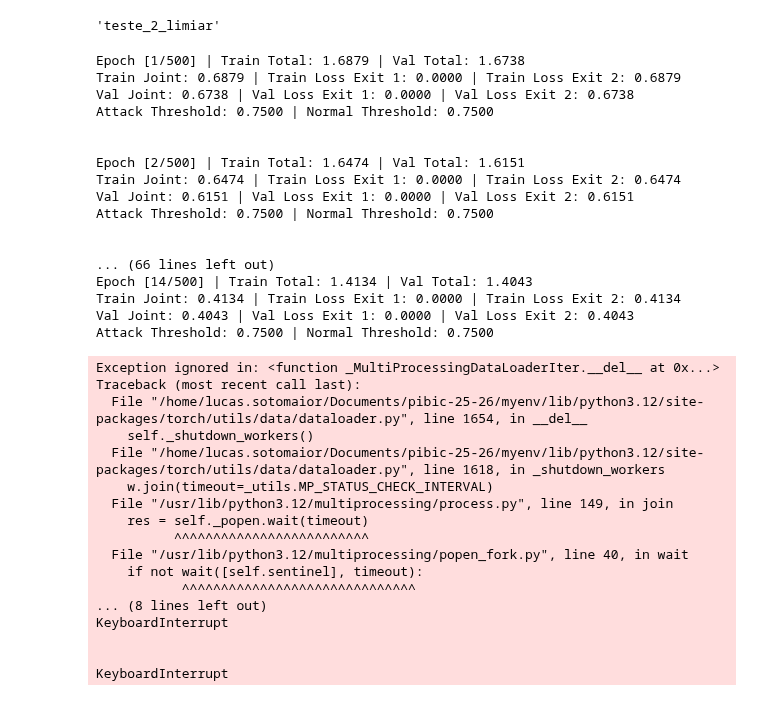
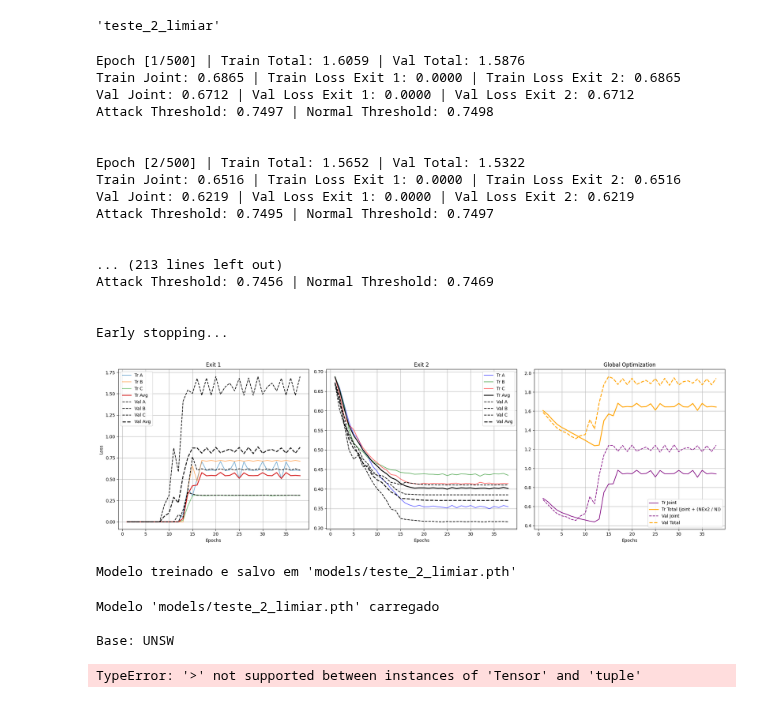
Before and after one commit to LucasSotomaiorAPereira/pibic-25-26, a Jupyter notebook: versao_artigo/main-Copy2.ipynb, the cells around one changed output. Saved outputs shown, nothing was run; the diff lists cells and outputs as text; code cells hidden in the pictures.

```diff
--- a/versao_artigo/main-Copy2.ipynb
+++ b/versao_artigo/main-Copy2.ipynb
@@ -183,7 +183,7 @@ def train_model(model, train_loaders, val_loaders, epochs, lr, device, patience=
     max_val_batches = max(len(l) for l in val_loaders)
     val_iter_loaders = [itertools.cycle(l) if len(l) < max_val_batches else l for l in val_loaders]
 
-    def process_batch_logic(inputs, labels, model_ref, class_thresholds, crit):
+    def process_batch_logic(inputs, labels, model_ref, class_thresholds, crit, temperature=10):
         out1 = model_ref.forward_exit1(inputs)
 
         probs = F.softmax(out1, dim=1)
@@ -193,6 +193,11 @@ def train_model(model, train_loaders, val_loaders, epochs, lr, device, patience=
 
         mask_ex1 = conf > current_thresholds
         mask_ex2 = ~mask_ex1
+
+        diff = current_thresholds - conf
+        prob_exit2 = torch.sigmoid(temperature * diff)
+
+        count_ex2 = prob_exit2.sum()
 
         if mask_ex1.sum() > 0:
             loss1 = crit(out1[mask_ex1], labels[mask_ex1])
@@ -208,7 +213,7 @@ def train_model(model, train_loaders, val_loaders, epochs, lr, device, patience=
             out2 = model_ref.forward_exit2(inputs_ex2)
             loss2 = crit(out2, labels_ex2)
 
-        return loss1, loss2, mask_ex2
+        return loss1, loss2, count_ex2
 
     for epoch in range(epochs):
         model.train()
@@ -240,11 +245,11 @@ def train_model(model, train_loaders, val_loaders, epochs, lr, device, patience=
             inputs_c, labels_c = inputs_c.to(device), labels_c.to(device)
             total_samples = inputs_a.size(0) + inputs_b.size(0) + inputs_c.size(0)
 
-            loss1_a, loss2_a, mask_a_ex2 = process_batch_logic(inputs_a, labels_a, model, thresholds, criterion)
-            loss1_b, loss2_b, mask_b_ex2 = process_batch_logic(inputs_b, labels_b, model, thresholds, criterion)
-            loss1_c, loss2_c, mask_c_ex2 = process_batch_logic(inputs_c, labels_c, model, thresholds, criterion)
+            loss1_a, loss2_a, count_a_ex2 = process_batch_logic(inputs_a, labels_a, model, thresholds, criterion)
+            loss1_b, loss2_b, count_b_ex2 = process_batch_logic(inputs_b, labels_b, model, thresholds, criterion)
+            loss1_c, loss2_c, count_c_ex2 = process_batch_logic(inputs_c, labels_c, model, thresholds, criterion)
 
-            count_exit2 = mask_a_ex2.sum() + mask_b_ex2.sum() + mask_c_ex2.sum()
+            count_exit2 = count_a_ex2 + count_b_ex2 + count_c_ex2
 
             loss_ex1_avg = (loss1_a + loss1_b + loss1_c) / 3
             loss_ex2_avg = (loss2_a + loss2_b + loss2_c) / 3
@@ -307,11 +312,11 @@ def train_model(model, train_loaders, val_loaders, epochs, lr, device, patience=
                 inputs_c, labels_c = inputs_c.to(device), labels_c.to(device)
                 total_samples = inputs_a.size(0) + inputs_b.size(0) + inputs_c.size(0)
 
-                loss1_a, loss2_a, mask_a_ex2 = process_batch_logic(inputs_a, labels_a, model, thresholds, criterion)
-                loss1_b, loss2_b, mask_b_ex2 = process_batch_logic(inputs_b, labels_b, model, thresholds, criterion)
-                loss1_c, loss2_c, mask_c_ex2 = process_batch_logic(inputs_c, labels_c, model, thresholds, criterion)
+                loss1_a, loss2_a, count_a_ex2 = process_batch_logic(inputs_a, labels_a, model, thresholds, criterion)
+                loss1_b, loss2_b, count_b_ex2 = process_batch_logic(inputs_b, labels_b, model, thresholds, criterion)
+                loss1_c, loss2_c, count_c_ex2 = process_batch_logic(inputs_c, labels_c, model, thresholds, criterion)
 
-                count_exit2 = mask_a_ex2.sum() + mask_b_ex2.sum() + mask_c_ex2.sum()
+                count_exit2 = count_a_ex2 + count_b_ex2 + count_c_ex2
 
                 loss_ex1_avg = (loss1_a + loss1_b + loss1_c) / 3
                 loss_ex2_avg = (loss2_a + loss2_b + loss2_c) / 3
@@ -408,7 +413,7 @@ def train_model(model, train_loaders, val_loaders, epochs, lr, device, patience=
     plt.tight_layout()
     plt.show()
 
-    return current_threshold
+    return attack_threshold_print, normal_threshold_print
 # %%
 def evaluate_model(model, loader, confidence_threshold, device):
     model.to(device)
@@ -511,51 +516,37 @@ modelname
 # %%
 epochs = 500
 
 limiar = train_model(
     model,
     train_loaders,
     val_loaders,
     epochs,
     lr=0.0001,
     device=device,
+    patience=30
 )
 torch.save(model.state_dict(), f'models/{modelname}.pth')
 print(f"\nModelo treinado e salvo em 'models/{modelname}.pth'")
 # %% [output]
-Epoch [1/500] | Train Total: 1.6879 | Val Total: 1.6738
-Train Joint: 0.6879 | Train Loss Exit 1: 0.0000 | Train Loss Exit 2: 0.6879
-Val Joint: 0.6738 | Val Loss Exit 1: 0.0000 | Val Loss Exit 2: 0.6738
-Attack Threshold: 0.7500 | Normal Threshold: 0.7500
+Epoch [1/500] | Train Total: 1.6059 | Val Total: 1.5876
+Train Joint: 0.6865 | Train Loss Exit 1: 0.0000 | Train Loss Exit 2: 0.6865
+Val Joint: 0.6712 | Val Loss Exit 1: 0.0000 | Val Loss Exit 2: 0.6712
+Attack Threshold: 0.7497 | Normal Threshold: 0.7498
 
 
-Epoch [2/500] | Train Total: 1.6474 | Val Total: 1.6151
-Train Joint: 0.6474 | Train Loss Exit 1: 0.0000 | Train Loss Exit 2: 0.6474
-Val Joint: 0.6151 | Val Loss Exit 1: 0.0000 | Val Loss Exit 2: 0.6151
-Attack Threshold: 0.7500 | Normal Threshold: 0.7500
+Epoch [2/500] | Train Total: 1.5652 | Val Total: 1.5322
+Train Joint: 0.6516 | Train Loss Exit 1: 0.0000 | Train Loss Exit 2: 0.6516
+Val Joint: 0.6219 | Val Loss Exit 1: 0.0000 | Val Loss Exit 2: 0.6219
+Attack Threshold: 0.7495 | Normal Threshold: 0.7497
 
 
-... (66 lines left out)
-Epoch [14/500] | Train Total: 1.4134 | Val Total: 1.4043
-Train Joint: 0.4134 | Train Loss Exit 1: 0.0000 | Train Loss Exit 2: 0.4134
-Val Joint: 0.4043 | Val Loss Exit 1: 0.0000 | Val Loss Exit 2: 0.4043
-Attack Threshold: 0.7500 | Normal Threshold: 0.7500
+... (213 lines left out)
+Attack Threshold: 0.7456 | Normal Threshold: 0.7469
+
+
+Early stopping...
+[figure, added]
-Exception ignored in: <function _MultiProcessingDataLoaderIter.__del__ at 0x...>
-Traceback (most recent call last):
-  File "/home/lucas.sotomaior/Documents/pibic-25-26/myenv/lib/python3.12/site-packages/torch/utils/data/dataloader.py", line 1654, in __del__
-    self._shutdown_workers()
-  File "/home/lucas.sotomaior/Documents/pibic-25-26/myenv/lib/python3.12/site-packages/torch/utils/data/dataloader.py", line 1618, in _shutdown_workers
-    w.join(timeout=_utils.MP_STATUS_CHECK_INTERVAL)
-  File "/usr/lib/python3.12/multiprocessing/process.py", line 149, in join
-    res = self._popen.wait(timeout)
-          ^^^^^^^^^^^^^^^^^^^^^^^^^
-  File "/usr/lib/python3.12/multiprocessing/popen_fork.py", line 40, in wait
-    if not wait([self.sentinel], timeout):
-           ^^^^^^^^^^^^^^^^^^^^^^^^^^^^^^
-... (8 lines left out)
-KeyboardInterrupt
-
-
-KeyboardInterrupt
+Modelo treinado e salvo em 'models/teste_2_limiar.pth'
 # %%
 model.load_state_dict(torch.load(f'models/{modelname}.pth'))
 print(f"Modelo 'models/{modelname}.pth' carregado\n")
@@ -583,3 +574,8 @@ print(f"  Accuracy: {results['accuracy']:.4f}%")
 print(f"  Avg. Inference Time: {results['avg_inference_time_ms']:.4f} ms")
 print(f"  Early Exit Rate: {results['exit_rate']:.4f}% ({results['exited_early_count']}/{results['total_samples']})")
 print("-" * 20)
+# %% [output]
+Modelo 'models/teste_2_limiar.pth' carregado
+
+Base: UNSW
+TypeError: '>' not supported between instances of 'Tensor' and 'tuple'
```
